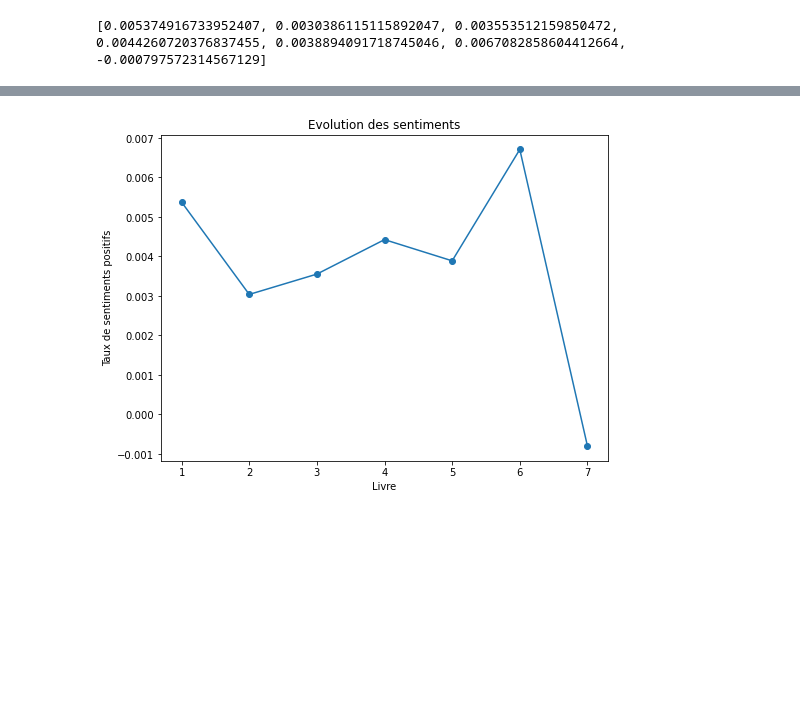
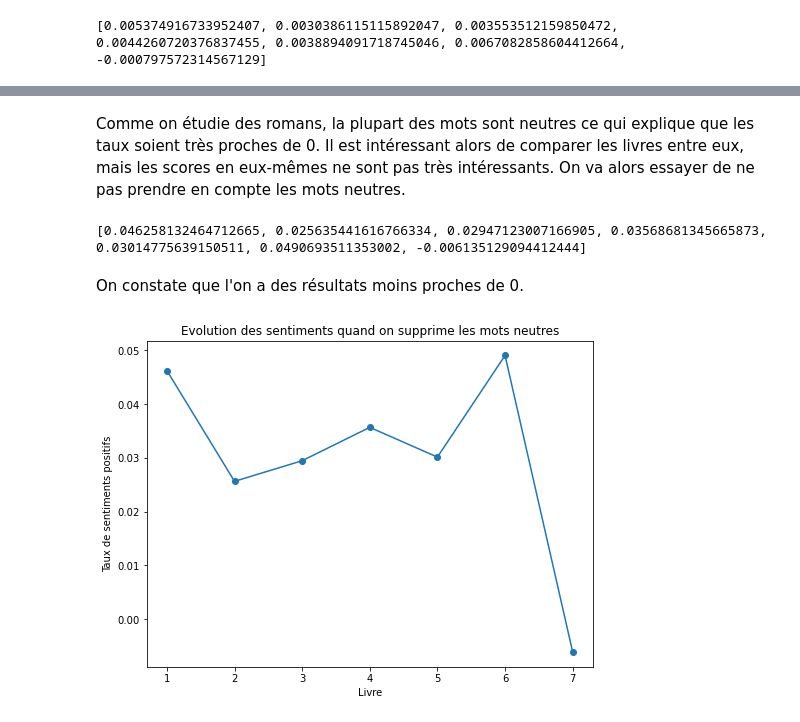
Before and after one commit to sophievaillant/Harry-Python, a Jupyter notebook: Sentiments.ipynb, the cells around one changed output, grey strips where cells are left out. Saved outputs shown, nothing was run; the diff lists cells and outputs as text; code cells hidden in the pictures; blank space fills up the shorter version.

Commit message:
En enlevant les neutres

```diff
--- a/Sentiments.ipynb
+++ b/Sentiments.ipynb
@@ -105,7 +106,7 @@ all_text_clean = all_text.copy()
 
 for i in all_text:
 
-    text_list = nltk.tokenize.word_tokenize(all_text[i])
+    text_list = C.word_tokenize(all_text[i])
     text_list = [x.lower() for x in text_list]
     text_clean = [w.lower() for w in text_list if w not in stopwords and w.isalpha()]
     text_clean = ' '.join(text.lower() for text in text_clean)
@@ -216,8 +149,0 @@ negative: 0.0             neutral: 1.0             positive: 0.0             com
-# %%
-all_scores = []
-
-for sentence in sentences:
-
-    scores = sentiment_model.polarity_scores(sentence)
-
-    all_scores.append([sentence, scores])
@@ -228,10 +149,0 @@ dict
-# %%
-sorted_sentences = sorted(all_scores, key=lambda x: x[1]['pos'], reverse=True)[:10]
-
-for sentence, scores in sorted_sentences:
-
-    print(sentence)
-
-    print("negative: {: <15} neutral: {: <15} positive: {: <15} compound: {}\n".format(
-        scores['neg'], scores['neu'], scores['pos'], scores['compound']
-    ))
@@ -276,10 +185,36 @@ print(book_scores)
+# %% [markdown]
+Comme on étudie des romans, la plupart des mots sont neutres ce qui explique que les taux soient très proches de 0. Il est intéressant alors de comparer les livres entre eux, mais les scores en eux-mêmes ne sont pas très intéressants.
+On va alors essayer de ne pas prendre en compte les mots neutres.
+# %%
+book_scores_2 = []
+for i in all_text_clean:
+
+    words = nltk.word_tokenize(all_text_clean[str(i)])
+
+    # on regarde le score de chaque mot et on les somme
+    all_scores = []
+    for word in words:
+        if sentiment_model.polarity_scores(word)['neu'] == 0: #on garde que ceux où le score neutre est nul
+            scores = sentiment_model.polarity_scores(word)
+            compound_score = scores['compound']
+            all_scores.append(compound_score)
+
+        # on fait la moyenne pour chaque livre à partir du score de chaque mot
+    book_score = sum(all_scores) / len(all_scores)
+    book_scores_2.append(book_score)
+# %%
+print(book_scores_2)
+# %% [output]
+[0.046258132464712665, 0.025635441616766334, 0.02947123007166905, 0.03568681345665873, 0.03014775639150511, 0.0490693511353002, -0.006135129094412444]
+# %% [markdown]
+On constate que l'on a des résultats moins proches de 0.
 # %%
 x = np.linspace(1,7,7)
 plt.figure(figsize=(8,6))
-plt.plot(x, book_scores, marker = 'o', label = 'Positivité des sentiments')
-plt.title('Evolution des sentiments')
+plt.plot(x, book_scores_2, marker = 'o', label = 'Positivité des sentiments')
+plt.title('Evolution des sentiments quand on supprime les mots neutres')
 plt.xlabel('Livre')
 plt.ylabel('Taux de sentiments positifs')
 plt.show()
 # %% [output]
-[figure, old version]
+[figure, new version]
```
Also changed, not shown: parts of 17 cells of this notebook.
